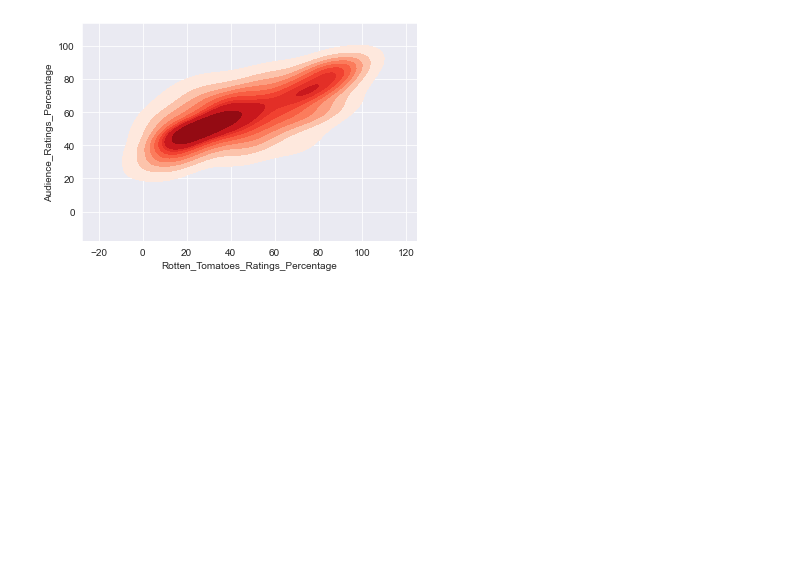
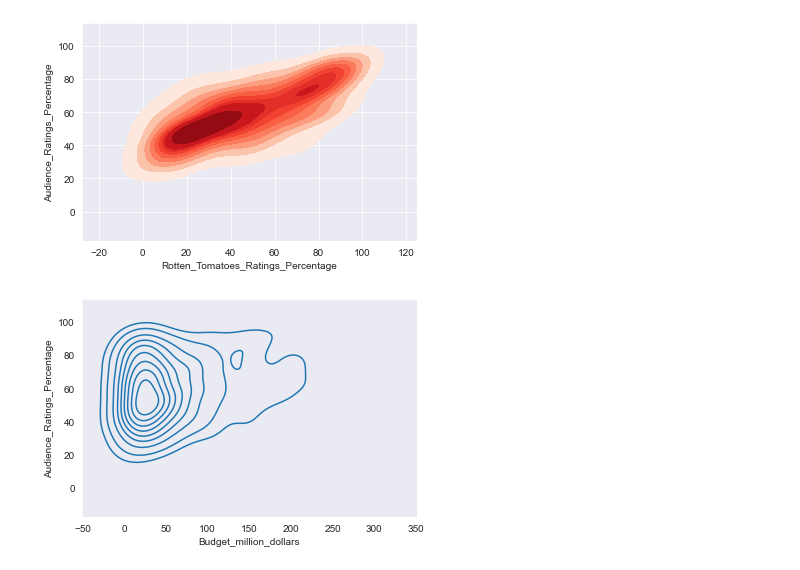
Before and after one commit to theflamio/PythonDataScienceMachineLearning_A-Z, a Jupyter notebook: Advanced_Virtualization.ipynb, the cells around one changed output. Saved outputs shown, nothing was run; the diff lists cells and outputs as text; code cells hidden in the pictures; blank space fills up the shorter version.

```diff
--- a/Advanced_Virtualization.ipynb
+++ b/Advanced_Virtualization.ipynb
@@ -210,0 +213,6 @@ k1 = sns.kdeplot(movies.Rotten_Tomatoes_Ratings_Percentage, movies.Audience_Rati
+# %%
+
+sns.set_style("dark")
+k1 = sns.kdeplot(movies.Budget_million_dollars, movies.Audience_Ratings_Percentage)
+# %% [output]
+[figure, added]
```
Also changed, not shown: parts of 4 cells of this notebook.
